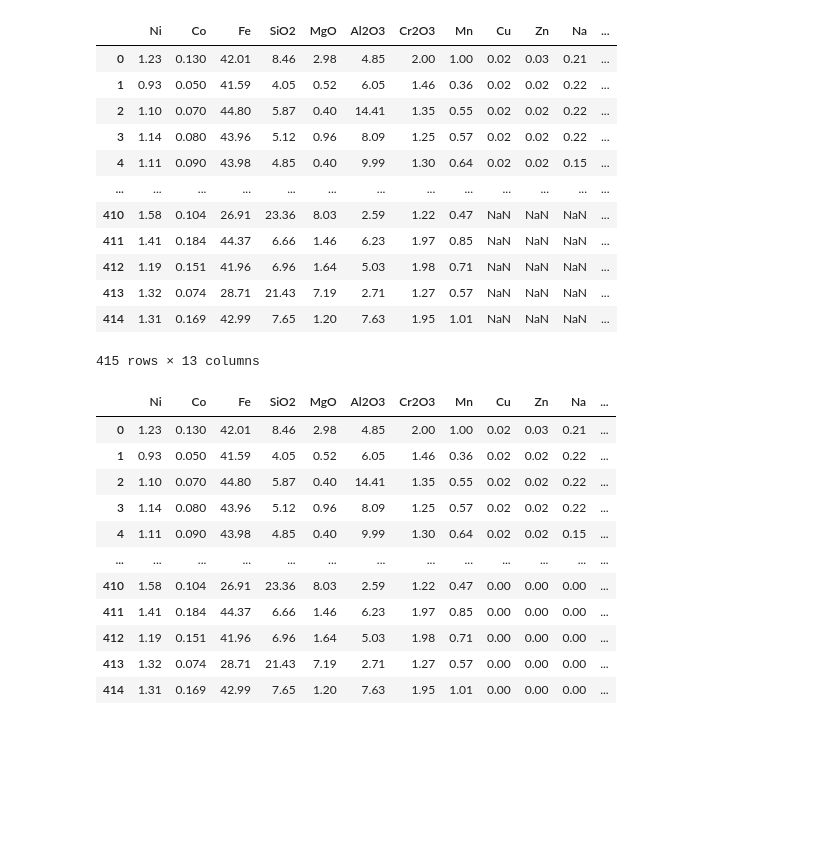
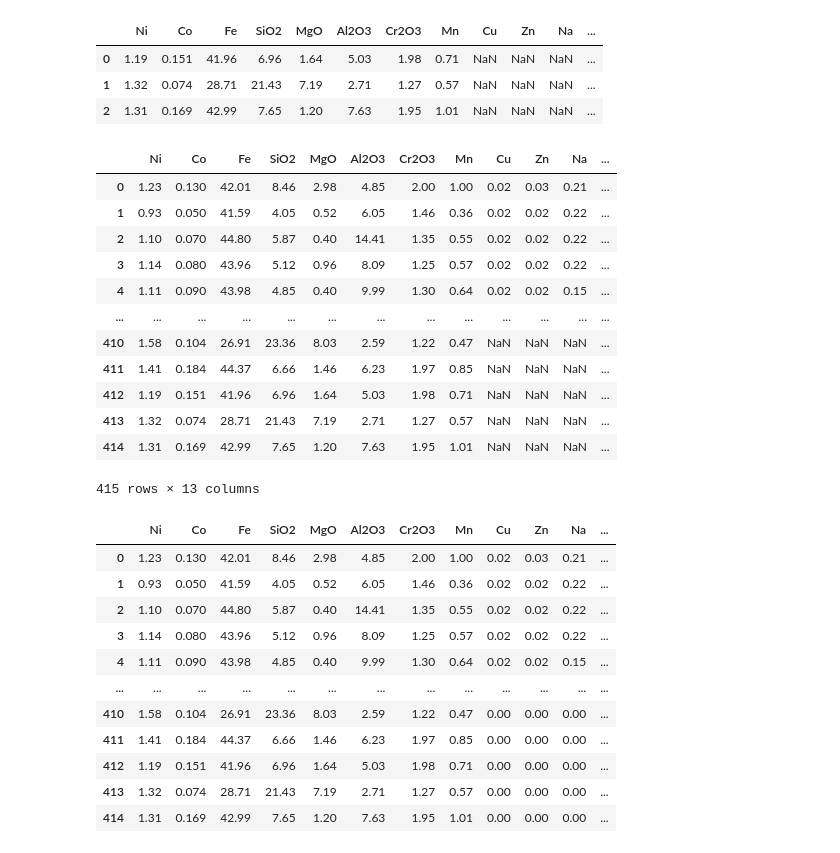
Before and after one commit to roxyconstantine-dev/Proyecto-Final-de-An-lisis-Datos, a Jupyter notebook: Untitled0.ipynb, the cells around one changed output. Cells and saved outputs as stored; diff of their text form; code cells hidden in the pictures; blank space fills up the shorter version.

```diff
--- a/Untitled0.ipynb
+++ b/Untitled0.ipynb
@@ -25,50 +25,57 @@ import pandas as pd
 import numpy as np
 
 from sklearn.preprocessing import StandardScaler
 import matplotlib.pyplot as plt
 
 # Chapter 4&5
 from sklearn.decomposition import PCA
 
 # Chapter 6
 from sklearn.decomposition import IncrementalPCA
 
 # Chapter 7
 from sklearn.decomposition import KernelPCA
 from sklearn.datasets import make_swiss_roll
 
 from mpl_toolkits.mplot3d import Axes3D
 #from pydiffmap import diffusion_map as dm
 #from pydiffmap.visualization import data_plot
 
 # Chapter 8
 from sklearn.model_selection import GridSearchCV
 from sklearn.linear_model import LogisticRegression
 from sklearn.pipeline import Pipeline
 from sklearn.datasets import make_moons
 from sklearn.model_selection import train_test_split
 
 import pandas as pd
 url="https://github.com/roxyconstantine-dev/Proyecto-Final-de-An-lisis-Datos/blob/main/ParaRosana.xlsx?raw=true"
 datos=pd.read_excel(url)
-url1="https://github.com/roxyconstantine-dev/Proyecto-Final-de-An-lisis-Datos/blob/main/ParaRosanaTrain.xlsx?raw=true"
+url1="https://github.com/roxyconstantine-dev/Proyecto-Final-de-An-lisis-Datos/blob/main/ParaRosanatest.xlsx?raw=true"
 test=pd.read_excel(url1)
+test
+# %% [output]
+|  | Ni | Co | Fe | SiO2 | MgO | Al2O3 | Cr2O3 | Mn | Cu | Zn | Na | ... |
+| 0 | 1.19 | 0.151 | 41.96 | 6.96 | 1.64 | 5.03 | 1.98 | 0.71 | NaN | NaN | NaN | ... |
+| 1 | 1.32 | 0.074 | 28.71 | 21.43 | 7.19 | 2.71 | 1.27 | 0.57 | NaN | NaN | NaN | ... |
+| 2 | 1.31 | 0.169 | 42.99 | 7.65 | 1.20 | 7.63 | 1.95 | 1.01 | NaN | NaN | NaN | ... |
-# %%
-datos
-# %% [output]
-|  | Ni | Co | Fe | SiO2 | MgO | Al2O3 | Cr2O3 | Mn | Cu | Zn | Na | ... |
-| 0 | 1.23 | 0.130 | 42.01 | 8.46 | 2.98 | 4.85 | 2.00 | 1.00 | 0.02 | 0.03 | 0.21 | ... |
-| 1 | 0.93 | 0.050 | 41.59 | 4.05 | 0.52 | 6.05 | 1.46 | 0.36 | 0.02 | 0.02 | 0.22 | ... |
-| 2 | 1.10 | 0.070 | 44.80 | 5.87 | 0.40 | 14.41 | 1.35 | 0.55 | 0.02 | 0.02 | 0.22 | ... |
-| 3 | 1.14 | 0.080 | 43.96 | 5.12 | 0.96 | 8.09 | 1.25 | 0.57 | 0.02 | 0.02 | 0.22 | ... |
-| 4 | 1.11 | 0.090 | 43.98 | 4.85 | 0.40 | 9.99 | 1.30 | 0.64 | 0.02 | 0.02 | 0.15 | ... |
-| ... | ... | ... | ... | ... | ... | ... | ... | ... | ... | ... | ... | ... |
-| 410 | 1.58 | 0.104 | 26.91 | 23.36 | 8.03 | 2.59 | 1.22 | 0.47 | NaN | NaN | NaN | ... |
-| 411 | 1.41 | 0.184 | 44.37 | 6.66 | 1.46 | 6.23 | 1.97 | 0.85 | NaN | NaN | NaN | ... |
-| 412 | 1.19 | 0.151 | 41.96 | 6.96 | 1.64 | 5.03 | 1.98 | 0.71 | NaN | NaN | NaN | ... |
-| 413 | 1.32 | 0.074 | 28.71 | 21.43 | 7.19 | 2.71 | 1.27 | 0.57 | NaN | NaN | NaN | ... |
-| 414 | 1.31 | 0.169 | 42.99 | 7.65 | 1.20 | 7.63 | 1.95 | 1.01 | NaN | NaN | NaN | ... |
-415 rows × 13 columns
+# %%
+
+datos
+# %% [output]
+|  | Ni | Co | Fe | SiO2 | MgO | Al2O3 | Cr2O3 | Mn | Cu | Zn | Na | ... |
+| 0 | 1.23 | 0.130 | 42.01 | 8.46 | 2.98 | 4.85 | 2.00 | 1.00 | 0.02 | 0.03 | 0.21 | ... |
+| 1 | 0.93 | 0.050 | 41.59 | 4.05 | 0.52 | 6.05 | 1.46 | 0.36 | 0.02 | 0.02 | 0.22 | ... |
+| 2 | 1.10 | 0.070 | 44.80 | 5.87 | 0.40 | 14.41 | 1.35 | 0.55 | 0.02 | 0.02 | 0.22 | ... |
+| 3 | 1.14 | 0.080 | 43.96 | 5.12 | 0.96 | 8.09 | 1.25 | 0.57 | 0.02 | 0.02 | 0.22 | ... |
+| 4 | 1.11 | 0.090 | 43.98 | 4.85 | 0.40 | 9.99 | 1.30 | 0.64 | 0.02 | 0.02 | 0.15 | ... |
+| ... | ... | ... | ... | ... | ... | ... | ... | ... | ... | ... | ... | ... |
+| 410 | 1.58 | 0.104 | 26.91 | 23.36 | 8.03 | 2.59 | 1.22 | 0.47 | NaN | NaN | NaN | ... |
+| 411 | 1.41 | 0.184 | 44.37 | 6.66 | 1.46 | 6.23 | 1.97 | 0.85 | NaN | NaN | NaN | ... |
+| 412 | 1.19 | 0.151 | 41.96 | 6.96 | 1.64 | 5.03 | 1.98 | 0.71 | NaN | NaN | NaN | ... |
+| 413 | 1.32 | 0.074 | 28.71 | 21.43 | 7.19 | 2.71 | 1.27 | 0.57 | NaN | NaN | NaN | ... |
+| 414 | 1.31 | 0.169 | 42.99 | 7.65 | 1.20 | 7.63 | 1.95 | 1.01 | NaN | NaN | NaN | ... |
+415 rows × 13 columns
 # %%
 datos = datos.dropna(how='all')
 datos2 = datos.fillna(0)
```
Also changed, not shown: parts of 3 cells of this notebook.
